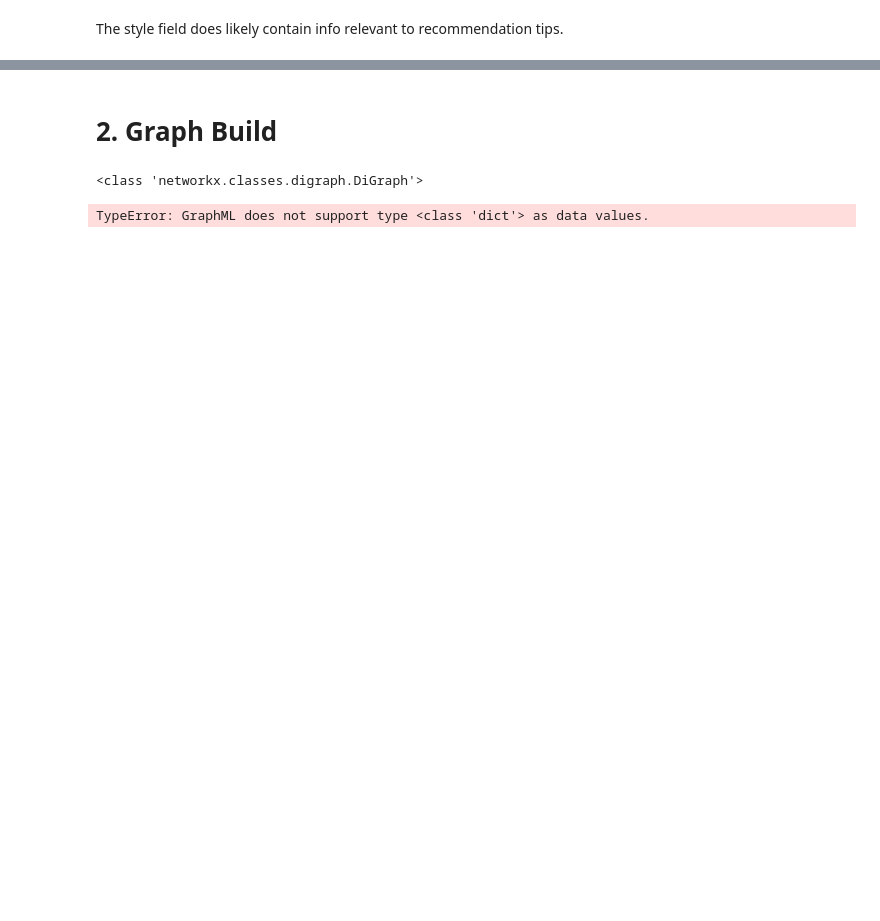
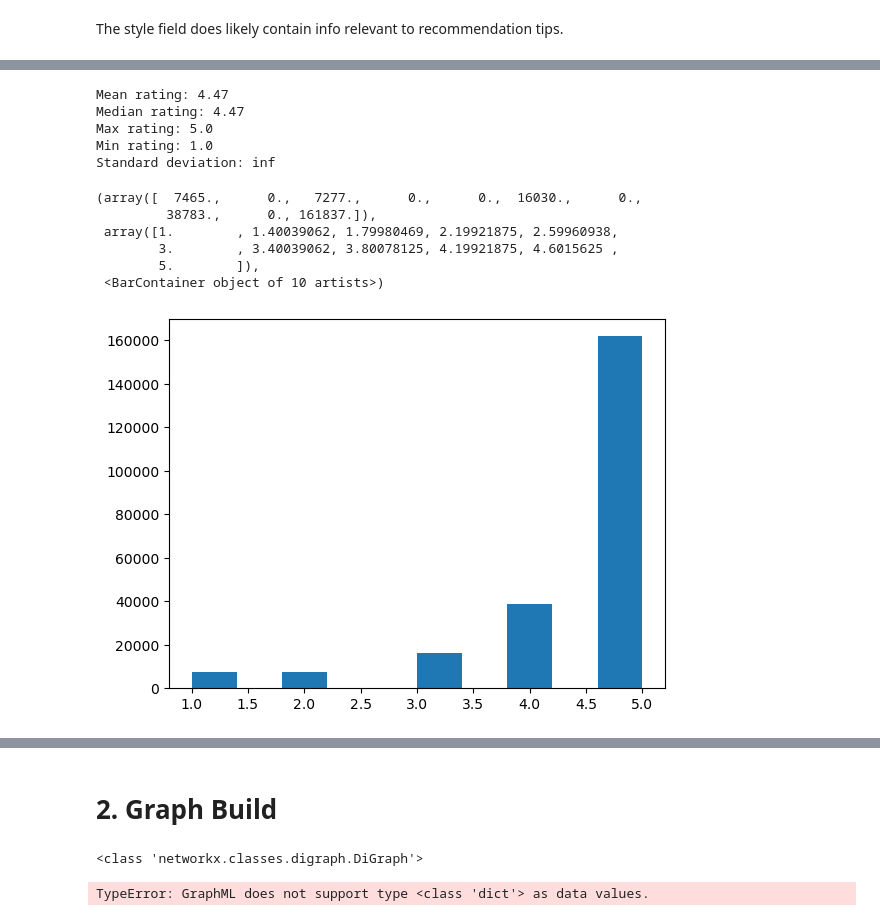
Before and after one commit to benedict-brunker/SINA-AT3_Group-33, a Jupyter notebook: notebooks/recommendations.ipynb, the cells around one changed output, grey strips where cells are left out. Cells and saved outputs as stored; diff of their text form; code cells hidden in the pictures; blank space fills up the shorter version.

```diff
--- a/notebooks/recommendations.ipynb
+++ b/notebooks/recommendations.ipynb
@@ -168,0 +205,27 @@ The style field does likely contain info relevant to recommendation tips.
+# %%
+
+# mean
+print("Mean rating:", np.mean(ratings))
+# median
+print("Median rating:", np.mean(ratings))
+# max
+print("Max rating:", np.max(ratings))
+# min
+print("Min rating:", np.min(ratings))
+# std
+print("Standard deviation:", np.std(ratings))
+
+plt.hist(ratings)
+# %% [output]
+Mean rating: 4.47
+Median rating: 4.47
+Max rating: 5.0
+Min rating: 1.0
+Standard deviation: inf
+(array([  7465.,      0.,   7277.,      0.,      0.,  16030.,      0.,
+         38783.,      0., 161837.]),
+ array([1.        , 1.40039062, 1.79980469, 2.19921875, 2.59960938,
+        3.        , 3.40039062, 3.80078125, 4.19921875, 4.6015625 ,
+        5.        ]),
+ <BarContainer object of 10 artists>)
+[figure, added]
```
Also changed, not shown: parts of 33 cells of this notebook, 1 other file.
